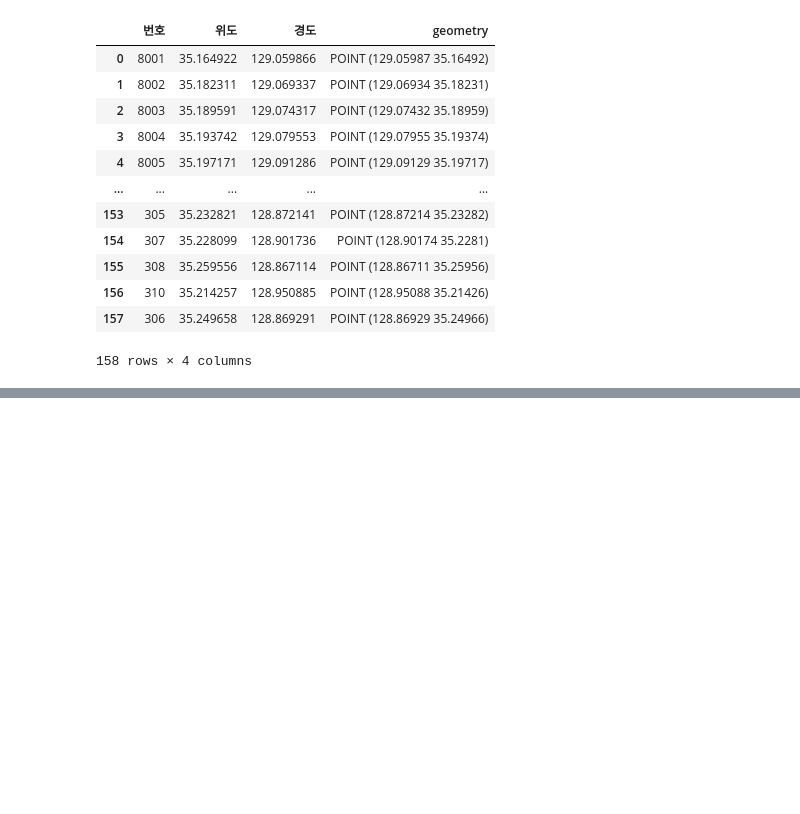
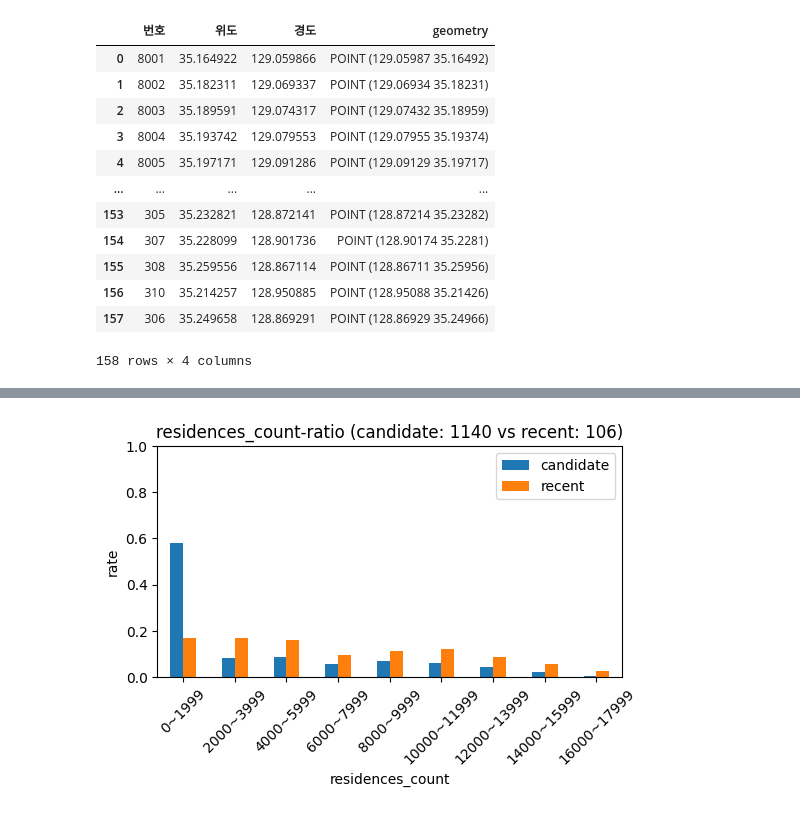
Before and after one commit to GoraniDesu/BigData_Busan, a Jupyter notebook: 스코어링/scoring.ipynb, the cells around one changed output, grey strips where cells are left out. Cells and saved outputs as stored; diff of their text form; code cells hidden in the pictures; blank space fills up the shorter version.

```diff
--- a/스코어링/scoring.ipynb
+++ b/스코어링/scoring.ipynb
@@ -199,0 +225,4 @@ center_gdf['parking_count'] = count_parking_df['count']
+# %%
+recent_df = gpd.read_file('들락날락/부산광역시_좌표추가.csv')
+# %%
+recent_gdf = gpd.GeoDataFrame(recent_df, geometry=gpd.points_from_xy(recent_df.경도, recent_df.위도), crs='EPSG:4326')
@@ -213,0 +261,25 @@ center_gdf.to_csv('center_gdf.csv', index=False)
+# %%
+import pandas as pd
+import numpy as np
+import matplotlib.pyplot as plt
+
+bins = np.arange(0, 18001, 2000)
+labels = [f"{bins[i]}~{bins[i+1]-1}" for i in range(len(bins)-1)]
+
+candidate_cut = pd.cut(candidate_gdf['residences_count'], bins=bins, labels=labels, right=False)
+recent_cut = pd.cut(recent_gdf['residences_count'], bins=bins, labels=labels, right=False)
+
+candidate_ratio = candidate_cut.value_counts(normalize=True).sort_index()
+recent_ratio = recent_cut.value_counts(normalize=True).sort_index()
+
+df = pd.DataFrame({'candidate': candidate_ratio, 'recent': recent_ratio})
+
+df.plot(kind='bar', figsize=(6,3))
+plt.xlabel('residences_count')
+plt.ylabel('rate')
+plt.title('residences_count-ratio (candidate: 1140 vs recent: 106)')
+plt.xticks(rotation=45)
+plt.ylim(0, 1)
+plt.show()
+# %% [output]
+[figure, added]
```
Also changed, not shown: parts of 21 cells of this notebook.
